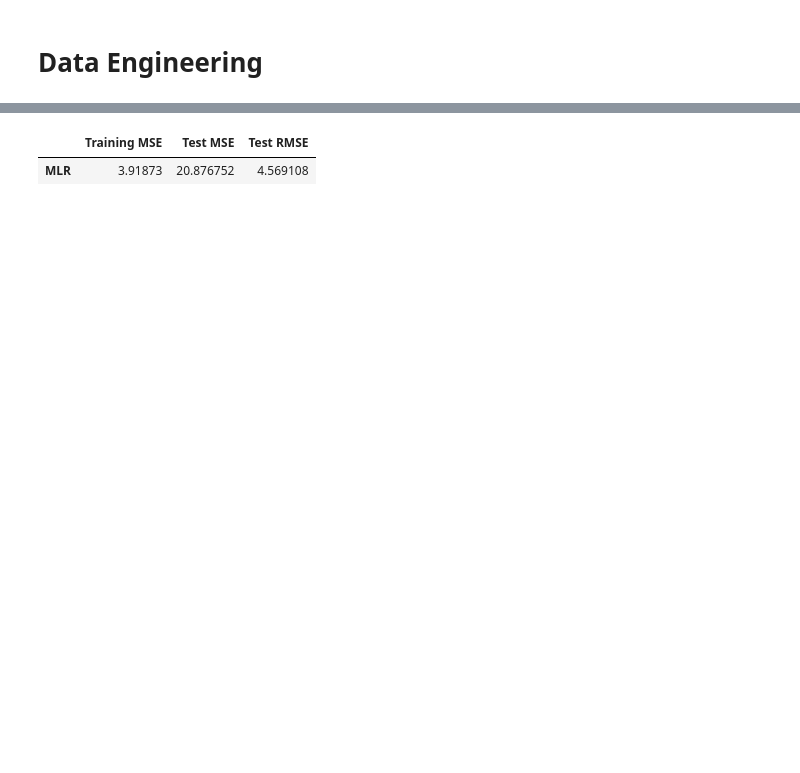
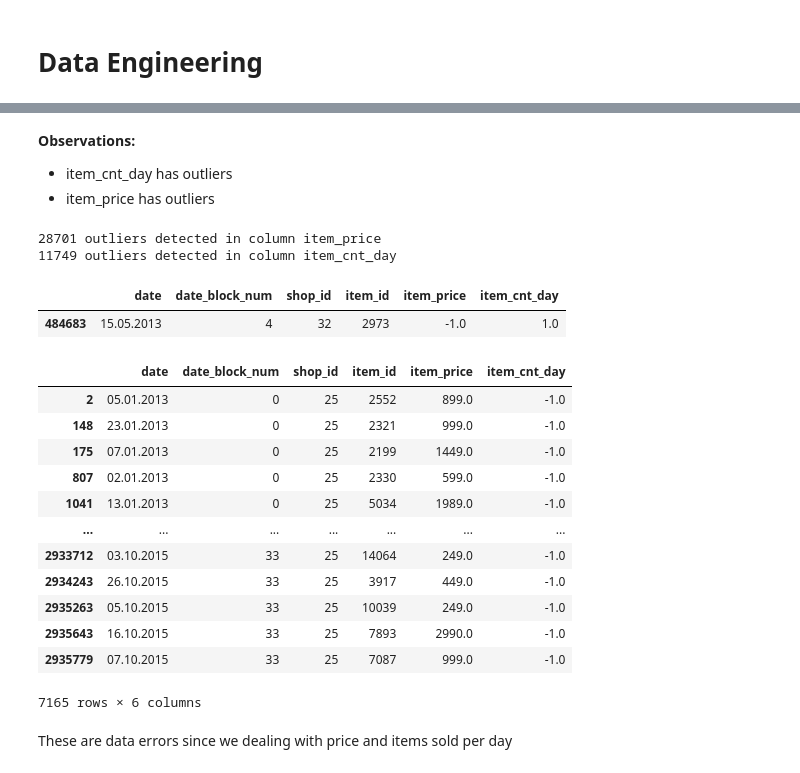
Before and after one commit to thembani47/predict-future-sales, a Jupyter notebook: Notebook/future-sales-predict-notebook.ipynb, the cells around one changed output, grey strips where cells are left out. Saved outputs shown, nothing was run; the diff lists cells and outputs as text; code cells hidden in the pictures; blank space fills up the shorter version.

```diff
--- a/Notebook/future-sales-predict-notebook.ipynb
+++ b/Notebook/future-sales-predict-notebook.ipynb
@@ -236,6 +173,50 @@ results_dict = {'Training MSE':
-# %%
-results_df = pd.DataFrame(data=results_dict)
-results_df
-# %% [output]
-|  | Training MSE | Test MSE | Test RMSE |
-| MLR | 3.91873 | 20.876752 | 4.569108 |
+# %% [markdown]
+**Observations:**
+
+- item_cnt_day has outliers
+- item_price has outliers
+# %%
+outlier_columns = ['item_price', 'item_cnt_day']
+
+for column in outlier_columns:
+
+    mean = train[column].mean()
+    std_dev = train[column].std()
+
+    min_border = mean - std_dev * 3
+    max_border = mean + std_dev * 3
+
+    outliers = train[(train[column] < min_border) | (train[column] > max_border)].index
+    print(f"{len(outliers)} outliers detected in column {column}")
+
+    train.drop(outliers, inplace = True)
+# %% [output]
+28701 outliers detected in column item_price
+11749 outliers detected in column item_cnt_day
+# %%
+# check the rows where the item_price is negative
+train[train['item_price']<0]
+# %% [output]
+|  | date | date_block_num | shop_id | item_id | item_price | item_cnt_day |
+| 484683 | 15.05.2013 | 4 | 32 | 2973 | -1.0 | 1.0 |
+# %%
+#delete the row where the item price is negative
+train.drop([train[train['item_price']<0].index[0]],inplace=True)
+# %%
+train[train['item_cnt_day']<0]
+# %% [output]
+|  | date | date_block_num | shop_id | item_id | item_price | item_cnt_day |
+| 2 | 05.01.2013 | 0 | 25 | 2552 | 899.0 | -1.0 |
+| 148 | 23.01.2013 | 0 | 25 | 2321 | 999.0 | -1.0 |
+| 175 | 07.01.2013 | 0 | 25 | 2199 | 1449.0 | -1.0 |
+| 807 | 02.01.2013 | 0 | 25 | 2330 | 599.0 | -1.0 |
+| 1041 | 13.01.2013 | 0 | 25 | 5034 | 1989.0 | -1.0 |
+| ... | ... | ... | ... | ... | ... | ... |
+| 2933712 | 03.10.2015 | 33 | 25 | 14064 | 249.0 | -1.0 |
+| 2934243 | 26.10.2015 | 33 | 25 | 3917 | 449.0 | -1.0 |
+| 2935263 | 05.10.2015 | 33 | 25 | 10039 | 249.0 | -1.0 |
+| 2935643 | 16.10.2015 | 33 | 25 | 7893 | 2990.0 | -1.0 |
+| 2935779 | 07.10.2015 | 33 | 25 | 7087 | 999.0 | -1.0 |
+7165 rows × 6 columns
+# %% [markdown]
+These are data errors since we dealing with price and items sold per day
```
Also changed, not shown: parts of 30 cells of this notebook.
